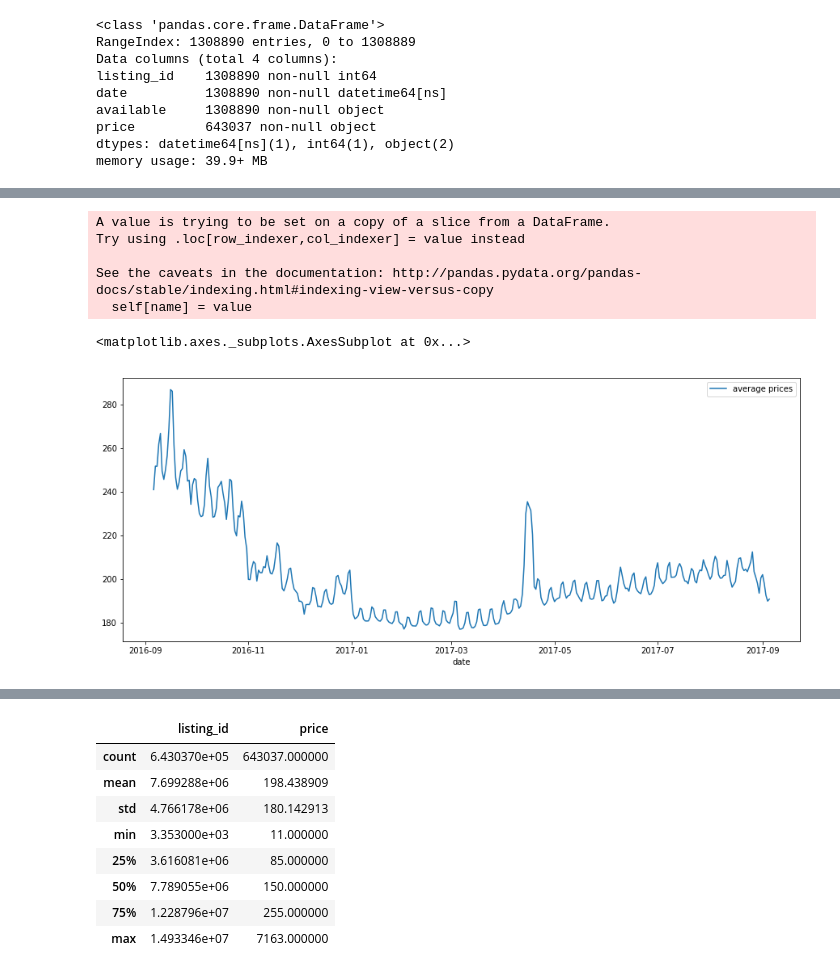
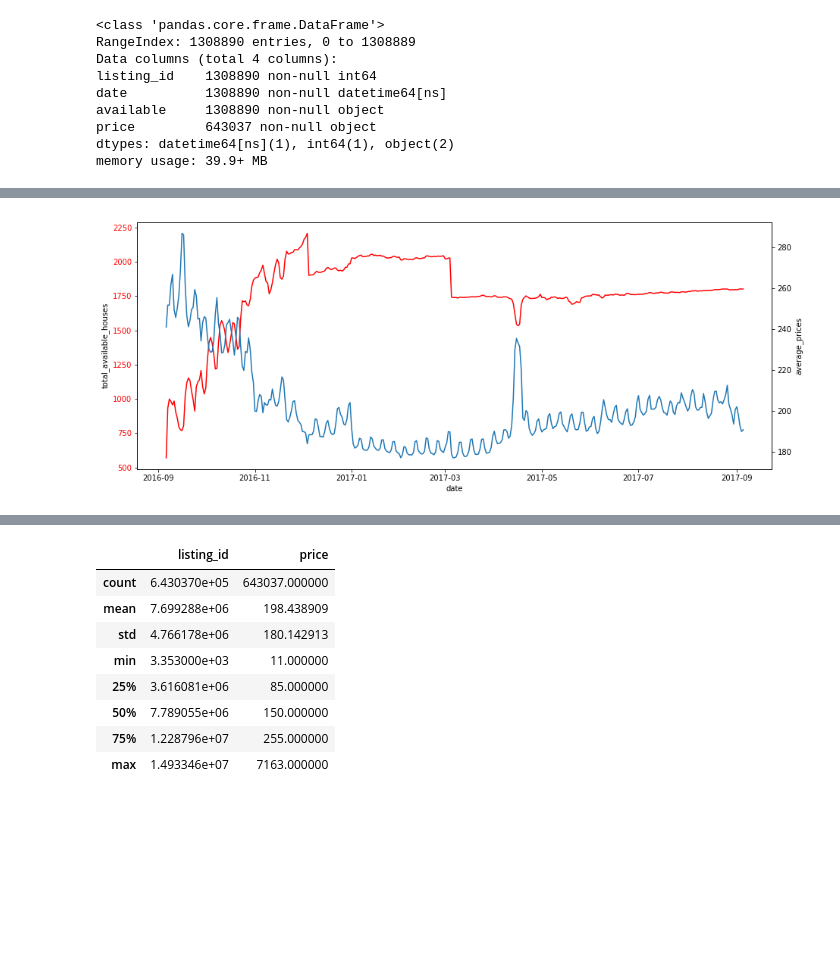
Before and after one commit to haataa/airbnb_finding, a Jupyter notebook: airbnb_finding.ipynb, the cells around one changed output, grey strips where cells are left out. Saved outputs shown, nothing was run; the diff lists cells and outputs as text; code cells hidden in the pictures; blank space fills up the shorter version.

```diff
--- a/airbnb_finding.ipynb
+++ b/airbnb_finding.ipynb
@@ -123,4 +123,4 @@ bs_listing.price = bs_listing.price.apply(remove_dollar)
 # total number of available home each day
 avaliable_count_bs = bs_calendar.groupby('date').apply(lambda x: x.notnull().sum())[['price']]
 # change column name
-avaliable_count_bs = avaliable_count_bs.rename({"price":"total number of available houses"},axis='columns')
+avaliable_count_bs = avaliable_count_bs.rename({"price":"total_available_houses"},axis='columns')
@@ -133,22 +127,20 @@ sns.lineplot(data=avaliable_count_bs)
 # %%
 # everyday average prices
 bs_calendar_open = bs_calendar[bs_calendar.price.notnull()]
-remove_dollar = lambda x: float(x.replace('$','').replace(',',''))
-bs_calendar_open.price = bs_calendar_open.price.apply(remove_dollar)
+# average house price for boston everyday
+average_price_bs = bs_calendar_open.groupby('date').mean()[['price']]
+# change column name
+average_price_bs = average_price_bs.rename({"price":"average_prices"},axis='columns')
-# %% [output]
-A value is trying to be set on a copy of a slice from a DataFrame.
-Try using .loc[row_indexer,col_indexer] = value instead
-
-See the caveats in the documentation: http://pandas.pydata.org/pandas-docs/stable/indexing.html#indexing-view-versus-copy
-  self[name] = value
-# %%
-# average house price for boston everyday
-average_price_bs = bs_calendar_open.groupby('date').mean()[['price']]
-# change column name
-average_price_bs = average_price_bs.rename({"price":"average prices"},axis='columns')
-# %%
-f, ax = plt.subplots(figsize=(15, 6))
-sns.lineplot(data=average_price_bs)
-# %% [output]
-<matplotlib.axes._subplots.AxesSubplot at 0x...>
-[figure, removed]
+# %%
+# plot total available houses and average prices in one figure
+f, ax = plt.subplots(figsize=(15, 6))
+plt1 = sns.lineplot(x = avaliable_count_bs.index,y = 'total_available_houses',
+                  data = avaliable_count_bs,color="r",legend=False)
+for tl in ax.get_yticklabels():
+    tl.set_color('r')
+
+ax2 = ax.twinx()
+plt2 = sns.lineplot(x = average_price_bs.index,y = 'average_prices',
+             data=average_price_bs,ax=ax2,linestyle=':', legend=False)
+# %% [output]
+[figure, added]
```
Also changed, not shown: parts of 7 cells of this notebook.
